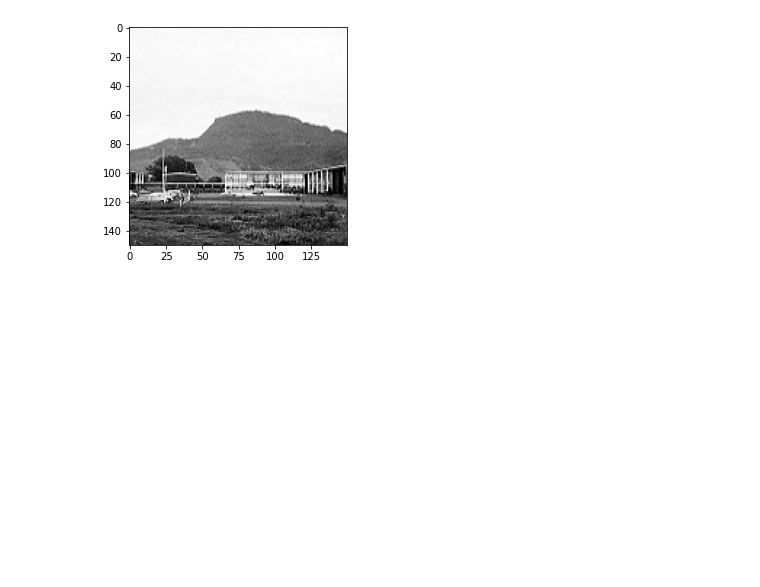
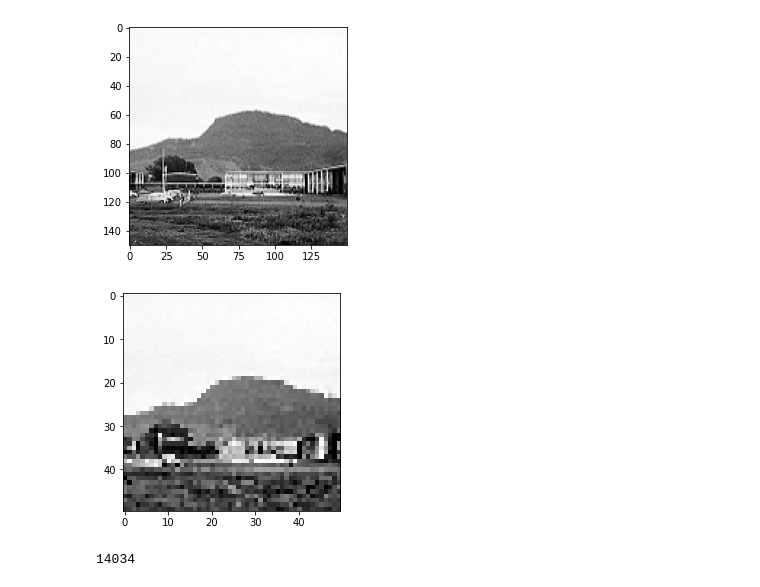
Before and after one commit to Flaming-Keyboard-CTP/projectv1, a Jupyter notebook: project1.ipynb, the cells around one changed output. Drawn from its saved outputs; the diff is of its cells as text; code cells hidden in the pictures; blank space fills up the shorter version.

Commit message:
read data, shuffle data + saved in pickle

```diff
--- a/project1.ipynb
+++ b/project1.ipynb
@@ -19,3 +19,9 @@ for category in CATEGORIES:
   break
 # %% [output]
 [figure]
+# %%
+newArr = cv2.resize(img_array, (50,50))
+plt.imshow(newArr, cmap="gray")
+plt.show()
+# %% [output]
+[figure, added]
@@ -21,0 +40,4 @@ for category in CATEGORIES:
+# %%
+print(len(trainingData))
+# %% [output]
+14034
```
Also changed, not shown: parts of 6 cells of this notebook, 2 other files.
